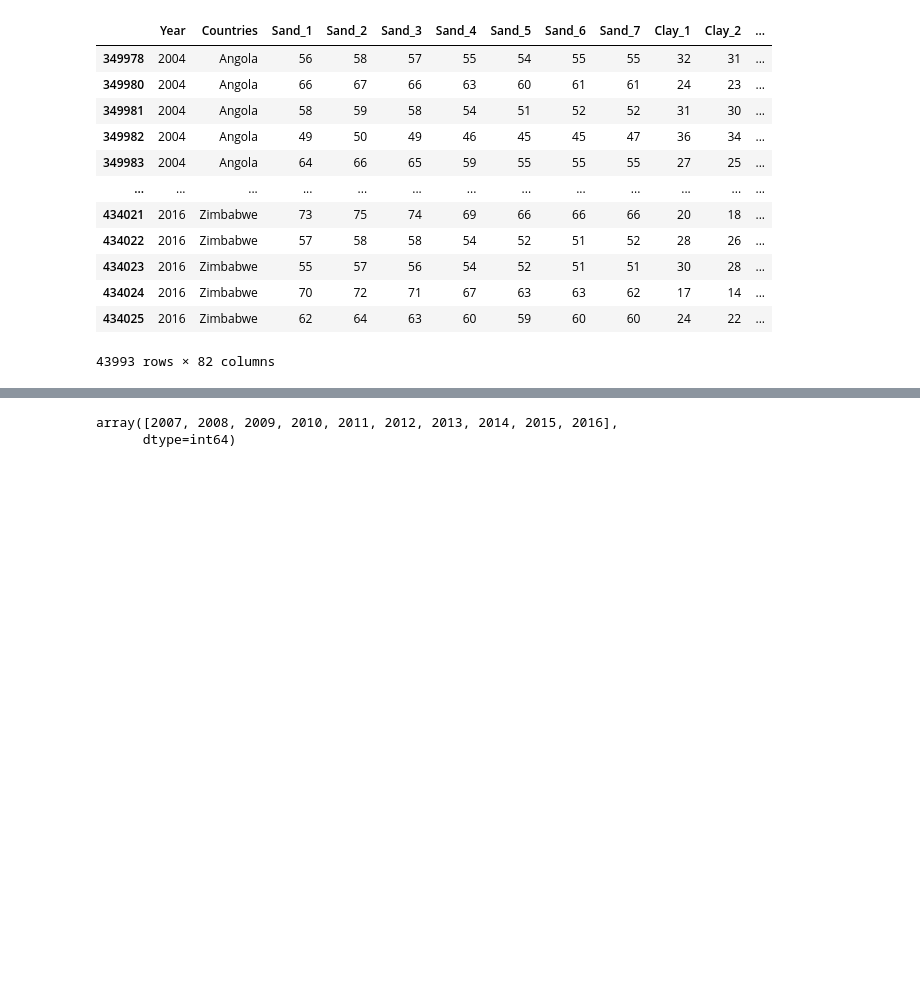
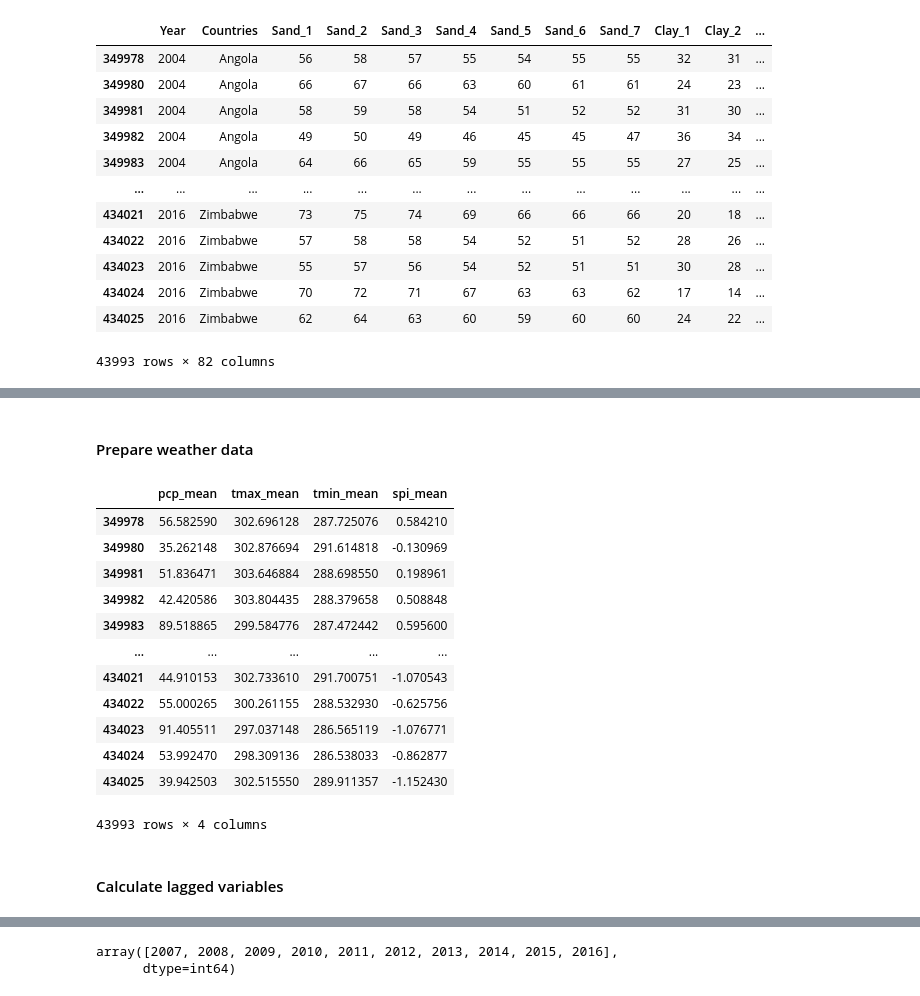
Before and after one commit to jtimko16/AutoML_Project2, a Jupyter notebook: notebooks/Data_prep_Kea.ipynb, the cells around one changed output, grey strips where cells are left out. Saved outputs shown, nothing was run; the diff lists cells and outputs as text; code cells hidden in the pictures; blank space fills up the shorter version.

```diff
--- a/notebooks/Data_prep_Kea.ipynb
+++ b/notebooks/Data_prep_Kea.ipynb
@@ -404,3 +424,41 @@ df
+# %% [markdown]
+#### Prepare weather data
+# %%
+### Filter columns starting by pcp_, tmax, tmin and spi
+pcp_columns = [col for col in df.columns if col.startswith('pcp_')].copy()
+tmax_columns = [col for col in df.columns if col.startswith('tmax_')].copy()
+tmin_columns = [col for col in df.columns if col.startswith('tmin_')].copy()
+spi_columns = [col for col in df.columns if col.startswith('spi_')].copy()
+
+## Calcualte mean of pcp columns
+df['pcp_mean'] = df[pcp_columns].mean(axis=1)
+df['tmax_mean'] = df[tmax_columns].mean(axis=1)
+df['tmin_mean'] = df[tmin_columns].mean(axis=1)
+df['spi_mean'] = df[spi_columns].mean(axis=1)
+
+# Drop columns
+df = df.drop(columns=pcp_columns)
+df = df.drop(columns=tmax_columns)
+df = df.drop(columns=tmin_columns)
+df = df.drop(columns=spi_columns)
+
+df[['pcp_mean','tmax_mean','tmin_mean','spi_mean']]
+# %% [output]
+|  | pcp_mean | tmax_mean | tmin_mean | spi_mean |
+| 349978 | 56.582590 | 302.696128 | 287.725076 | 0.584210 |
+| 349980 | 35.262148 | 302.876694 | 291.614818 | -0.130969 |
+| 349981 | 51.836471 | 303.646884 | 288.698550 | 0.198961 |
+| 349982 | 42.420586 | 303.804435 | 288.379658 | 0.508848 |
+| 349983 | 89.518865 | 299.584776 | 287.472442 | 0.595600 |
+| ... | ... | ... | ... | ... |
+| 434021 | 44.910153 | 302.733610 | 291.700751 | -1.070543 |
+| 434022 | 55.000265 | 300.261155 | 288.532930 | -0.625756 |
+| 434023 | 91.405511 | 297.037148 | 286.565119 | -1.076771 |
+| 434024 | 53.992470 | 298.309136 | 286.538033 | -0.862877 |
+| 434025 | 39.942503 | 302.515550 | 289.911357 | -1.152430 |
+43993 rows × 4 columns
+# %% [markdown]
+#### Calculate lagged variables
 # %%
 # Creating 3 lags of the dependant variable (-1 year, -2 years, -3 years)
 df['maize_lag-1'] = df.sort_values(by=['Year']).groupby('Farm')['Y_maize_major'].shift(1)
```
Also changed, not shown: parts of 9 cells of this notebook.
